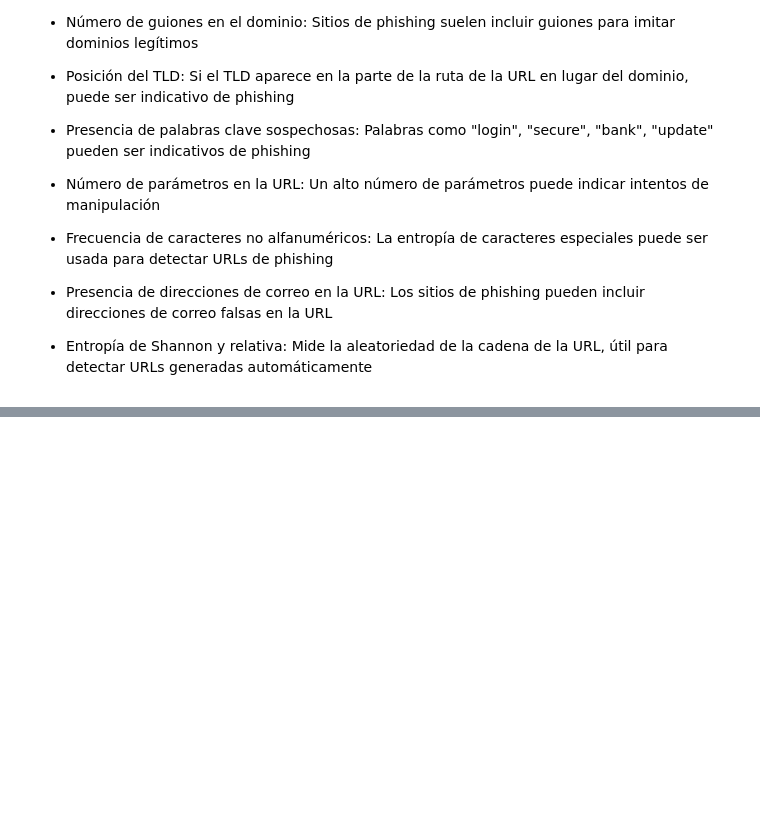
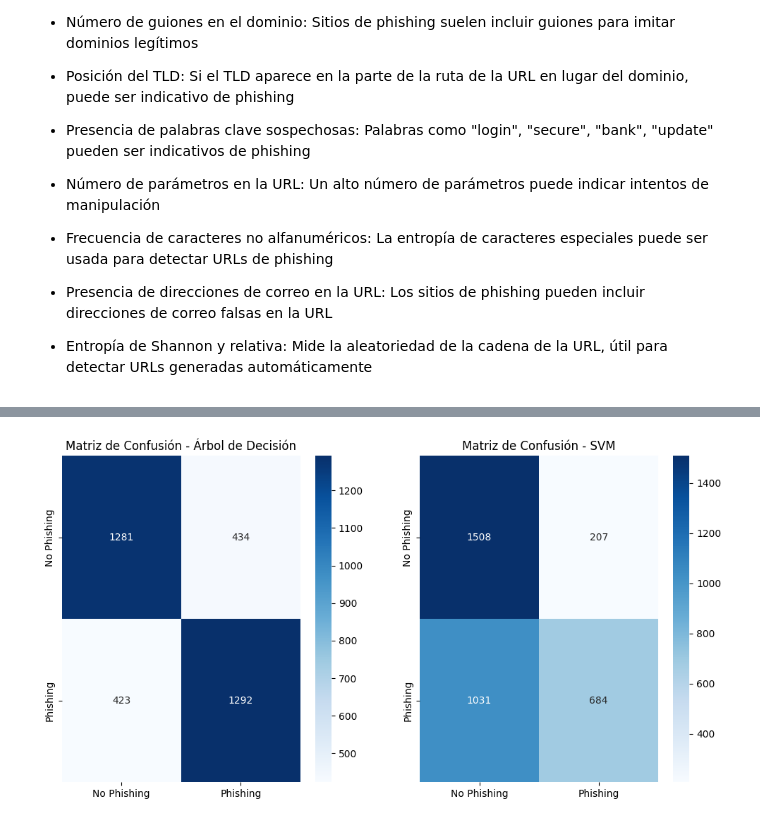
Before and after one commit to ManuelR11/Laboratorio1_Phishing_detection, a Jupyter notebook: Phishing_Detection.ipynb, the cells around one changed output, grey strips where cells are left out. Cells and saved outputs as stored; diff of their text form; code cells hidden in the pictures; blank space fills up the shorter version.

Commit message:
Laboratorio 1 / Parte 2
Implementación modelos de Machine Learning

```diff
--- a/Phishing_Detection.ipynb
+++ b/Phishing_Detection.ipynb
@@ -200,0 +215,3 @@ plt.show()
+# %%
+X_train, X_temp, y_train, y_temp = train_test_split(X, y, test_size=0.45, random_state=42, stratify=y)
+X_val, X_test, y_val, y_test = train_test_split(X_temp, y_temp, test_size=2/3, random_state=42, stratify=y_temp)
@@ -200,0 +228,3 @@ plt.show()
+# %%
+dt_model = DecisionTreeClassifier(random_state=42)
+dt_model.fit(X_train, y_train)
@@ -200,0 +235,3 @@ plt.show()
+# %%
+svm_model = SVC(probability=True, random_state=42)
+svm_model.fit(X_train, y_train)
@@ -200,0 +242,6 @@ plt.show()
+# %%
+y_val_pred_dt = dt_model.predict(X_val)
+y_test_pred_dt = dt_model.predict(X_test)
+
+y_val_pred_svm = svm_model.predict(X_val)
+y_test_pred_svm = svm_model.predict(X_test)
@@ -200,0 +300,16 @@ plt.show()
+# %%
+fig, axes = plt.subplots(1, 2, figsize=(12, 6))
+
+# Árbol de Decisión
+cm_dt = confusion_matrix(y_test, y_test_pred_dt)
+sns.heatmap(cm_dt, annot=True, fmt='d', cmap='Blues', xticklabels=["No Phishing", "Phishing"], yticklabels=["No Phishing", "Phishing"], ax=axes[0])
+axes[0].set_title("Matriz de Confusión - Árbol de Decisión")
+
+# SVM
+cm_svm = confusion_matrix(y_test, y_test_pred_svm)
+sns.heatmap(cm_svm, annot=True, fmt='d', cmap='Blues', xticklabels=["No Phishing", "Phishing"], yticklabels=["No Phishing", "Phishing"], ax=axes[1])
+axes[1].set_title("Matriz de Confusión - SVM")
+
+plt.show()
+# %% [output]
+[figure, added]
```
Also changed, not shown: parts of 17 cells of this notebook, 5 other files.
